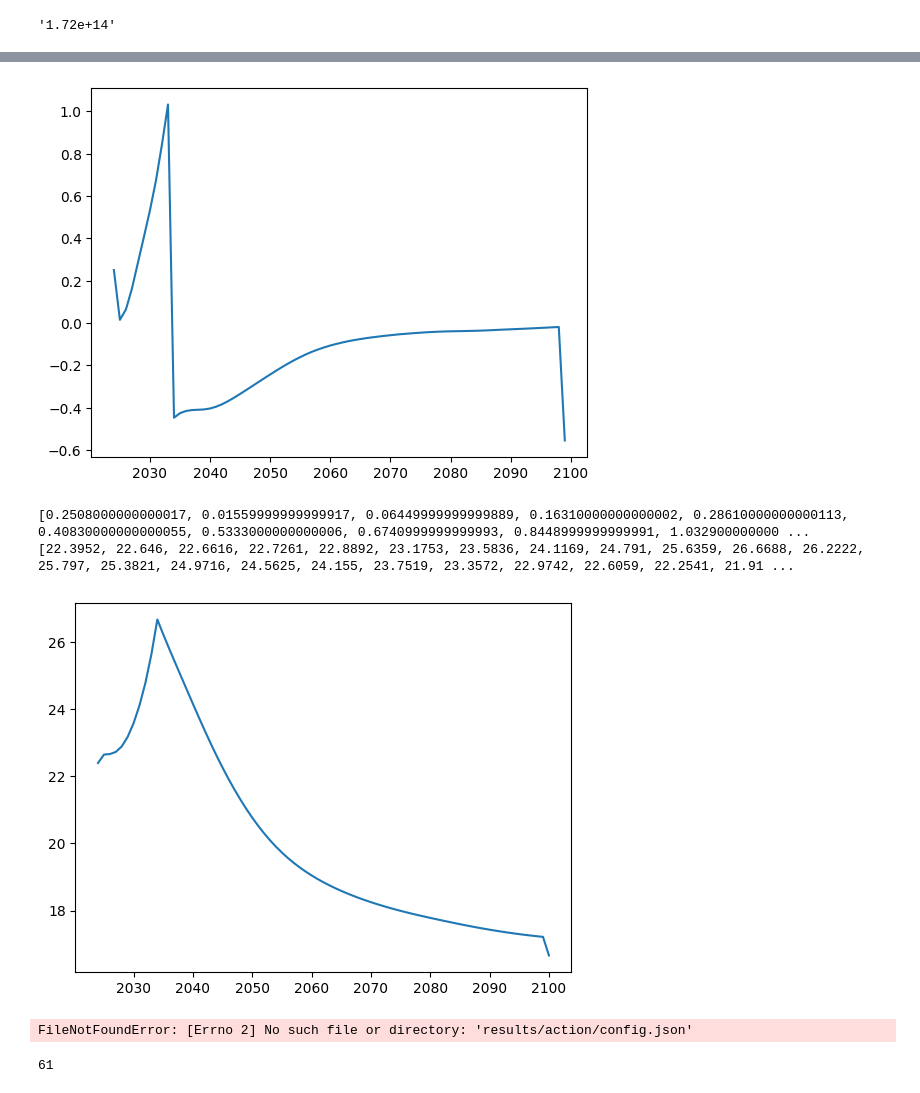
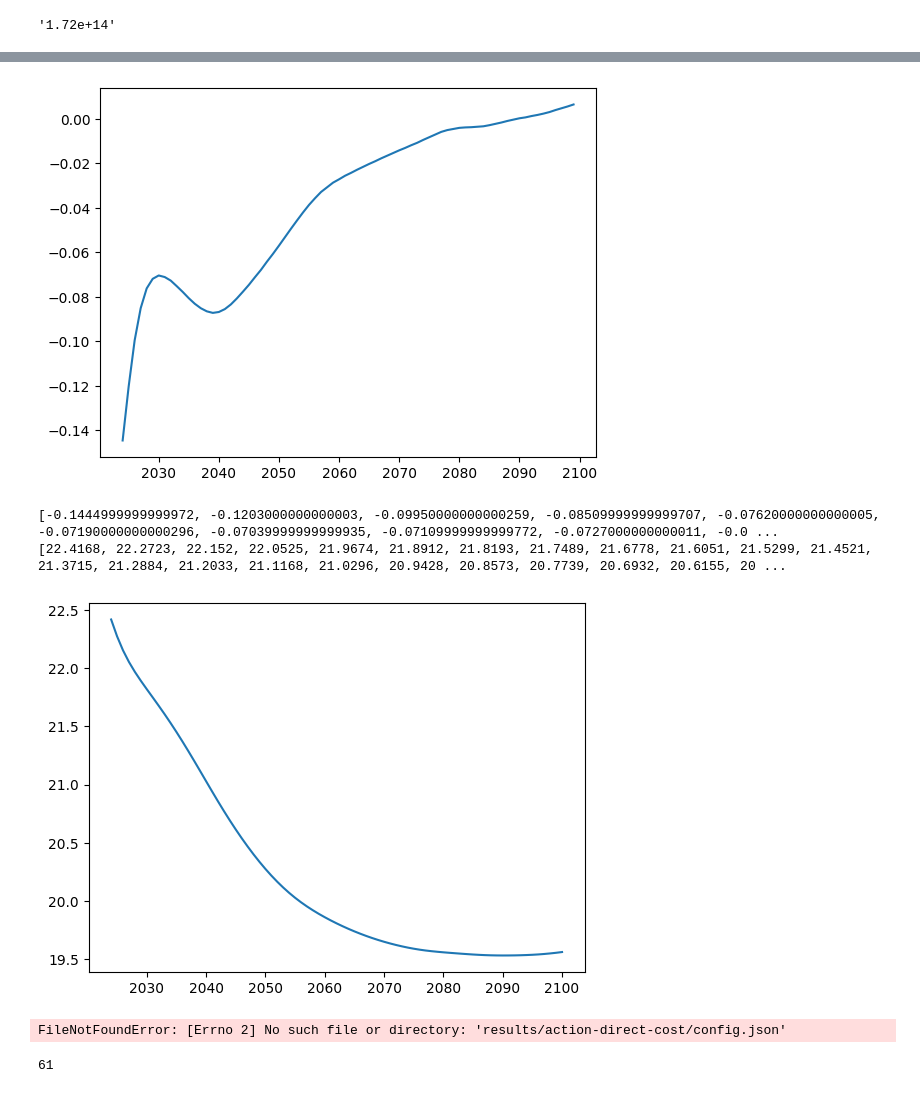
Before and after one commit to cognizant-ai-labs/en-roads-py, a Jupyter notebook: experiments/analysis.ipynb, the cells around one changed output, grey strips where cells are left out. Saved outputs shown, nothing was run; the diff lists cells and outputs as text; code cells hidden in the pictures.

```diff
--- a/experiments/analysis.ipynb
+++ b/experiments/analysis.ipynb
@@ -13,6 +13,6 @@ from enroadspy import load_input_specs
 from enroadspy.generate_url import open_browser, actions_to_url
 # %%
-results_dir = Path("results/action")
+results_dir = Path("results/action-direct-cost")
 with open(results_dir / "config.yml", "r", encoding="utf-8") as f:
     config = yaml.safe_load(f)
 
@@ -28,8 +28,10 @@ print(gens, outcomes, len(actions), len(context))
 # %%
-model_params = config["model_params"]
 input_specs = load_input_specs()
 
 evaluator = EnROADSEvaluator(context, actions, outcomes, n_jobs=1, batch_size=config["batch_size"], device=config["device"])
-experimenter = Experimenter(results_dir)
+if len(context) > 0:
+    experimenter = NNExperimenter(results_dir)
+else:
+    experimenter = DirectExperimenter(results_dir)
 # %% [output]
 make: 'enroads' is up to date.
@@ -378,30 +438,28 @@ plot_energy_difference(examples[1])
 # %%
 def get_changes(cand_id):
-    cand = experimenter.get_candidate_from_id(cand_id)
-    context_actions_dicts = evaluator.prescribe_actions(cand)
-    cand_outcomes = evaluator.run_enroads(context_actions_dicts)
+    _, cand_outcomes, _ = experimenter.get_candidate_results(cand_id)
     cost = cand_outcomes[0]["Adjusted cost of energy per GJ"].iloc[2024-1990:]
     change = cost.diff().shift(-1).dropna()
     plt.plot(range(2024, 2100), change)
     plt.show()
 
     print(change.tolist())
     print(cost.tolist())
 
     plt.plot(range(2024, 2101), cost)
     plt.show()
 
 get_changes(examples[0])
 # %% [output]
-[figure, old version]
+[figure, new version]
-[0.2508000000000017, 0.01559999999999917, 0.06449999999999889, 0.16310000000000002, 0.28610000000000113, 0.40830000000000055, 0.5333000000000006, 0.6740999999999993, 0.8448999999999991, 1.032900000000 ...
-[22.3952, 22.646, 22.6616, 22.7261, 22.8892, 23.1753, 23.5836, 24.1169, 24.791, 25.6359, 26.6688, 26.2222, 25.797, 25.3821, 24.9716, 24.5625, 24.155, 23.7519, 23.3572, 22.9742, 22.6059, 22.2541, 21.91 ...
+[-0.1444999999999972, -0.1203000000000003, -0.09950000000000259, -0.08509999999999707, -0.07620000000000005, -0.07190000000000296, -0.07039999999999935, -0.07109999999999772, -0.0727000000000011, -0.0 ...
+[22.4168, 22.2723, 22.152, 22.0525, 21.9674, 21.8912, 21.8193, 21.7489, 21.6778, 21.6051, 21.5299, 21.4521, 21.3715, 21.2884, 21.2033, 21.1168, 21.0296, 20.9428, 20.8573, 20.7739, 20.6932, 20.6155, 20 ...
-[figure, old version]
+[figure, new version]
 # %%
 for example in examples:
     open_browser(results_dir, example, 0)
 # %% [output]
-FileNotFoundError: [Errno 2] No such file or directory: 'results/action/config.json'
+FileNotFoundError: [Errno 2] No such file or directory: 'results/action-direct-cost/config.json'
 # %%
 print(len(actions))
 # %% [output]
```
Also changed, not shown: parts of 17 cells of this notebook, 4 other files.
